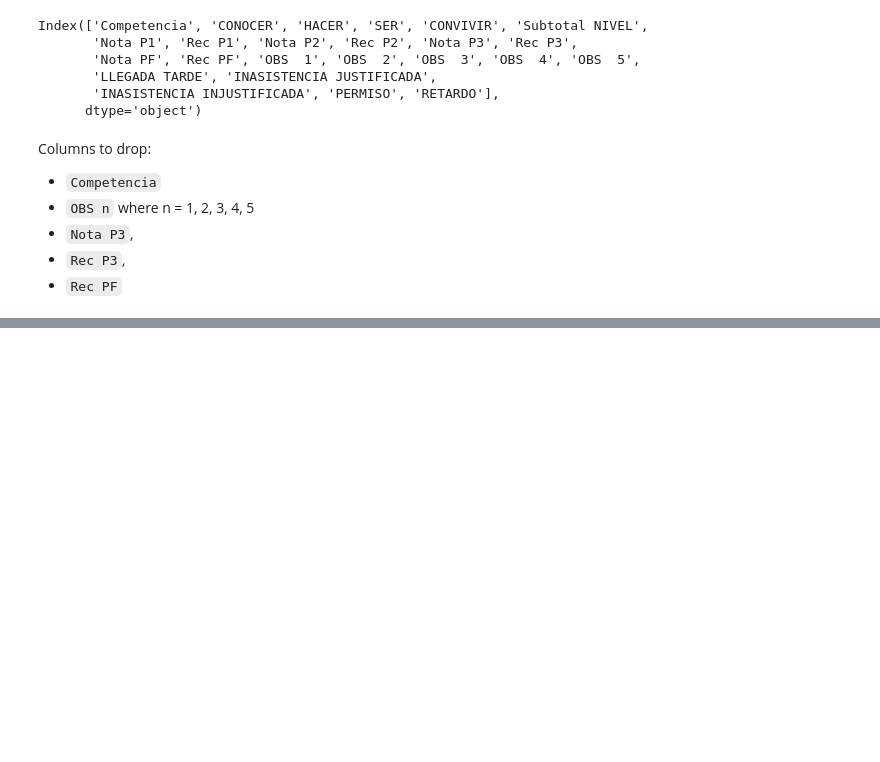
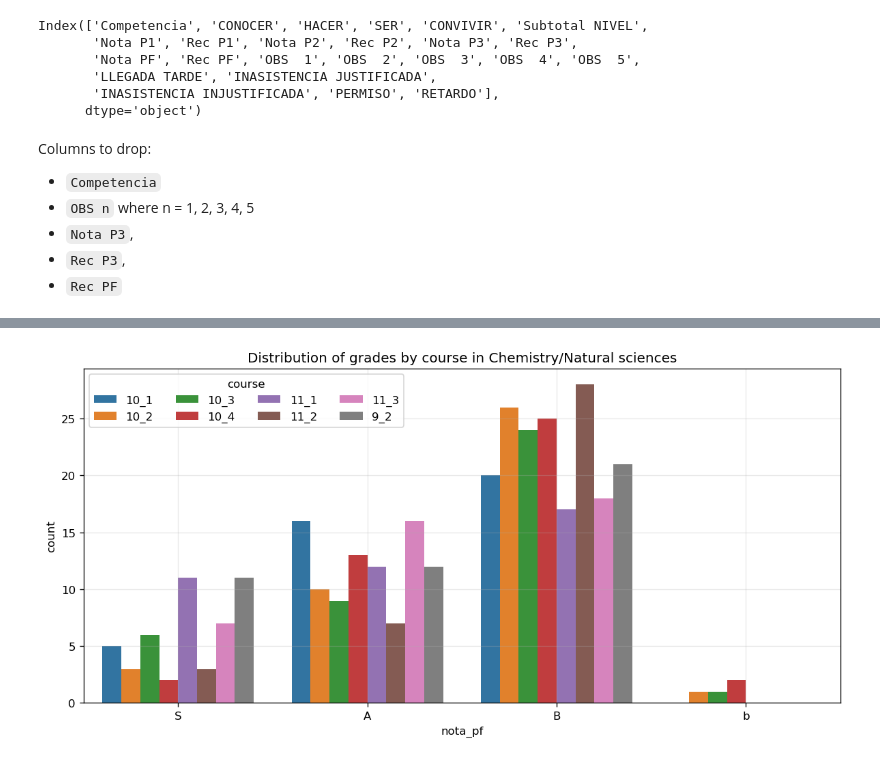
Before and after one commit to marlon-cooh/mlops, a Jupyter notebook: eda.ipynb, the cells around one changed output, grey strips where cells are left out. Saved outputs shown, nothing was run; the diff lists cells and outputs as text; code cells hidden in the pictures; blank space fills up the shorter version.

```diff
--- a/eda.ipynb
+++ b/eda.ipynb
@@ -249,0 +150,20 @@ plt.show()
+# %%
+concat_analysis = pd.concat(objs=grades_analysis_for_all_courses.values(), axis=1, ignore_index=True)
+# %%
+concat_analysis.drop(columns=np.arange(2, 15, 2), inplace=True)
+# %%
+concat_analysis = concat_analysis.rename(
+    columns={
+        0:"nota_pf",
+        1:"10_1",
+        3:"10_2",
+        5:"10_3",
+        7:"10_4",
+        9:"11_1",
+        11:"11_2",
+        13:"11_3",
+        15:"9_2"
+    }
+)
+
+concat_analysis.sort_values(by='nota_pf', ascending=False, inplace=True)
@@ -249,0 +182,17 @@ plt.show()
+# %%
+melted_concat_analysis = concat_analysis.melt(
+    id_vars='nota_pf',
+    var_name='group'
+)
+# %%
+plt.figure(figsize=(10,5), dpi=120)
+sns.barplot(data=melted_concat_analysis, x='nota_pf', y='value', hue='group', order=order)
+plt.title('Distribution of grades by course in Chemistry/Natural sciences')
+plt.xlabel('nota_pf')
+plt.ylabel('count')
+plt.legend(title='course', ncol=4)   # tidy legend
+plt.tight_layout()
+plt.grid(alpha=2/7)
+plt.show()
+# %% [output]
+[figure, added]
```
Also changed, not shown: parts of 24 cells of this notebook, 1 other file.
